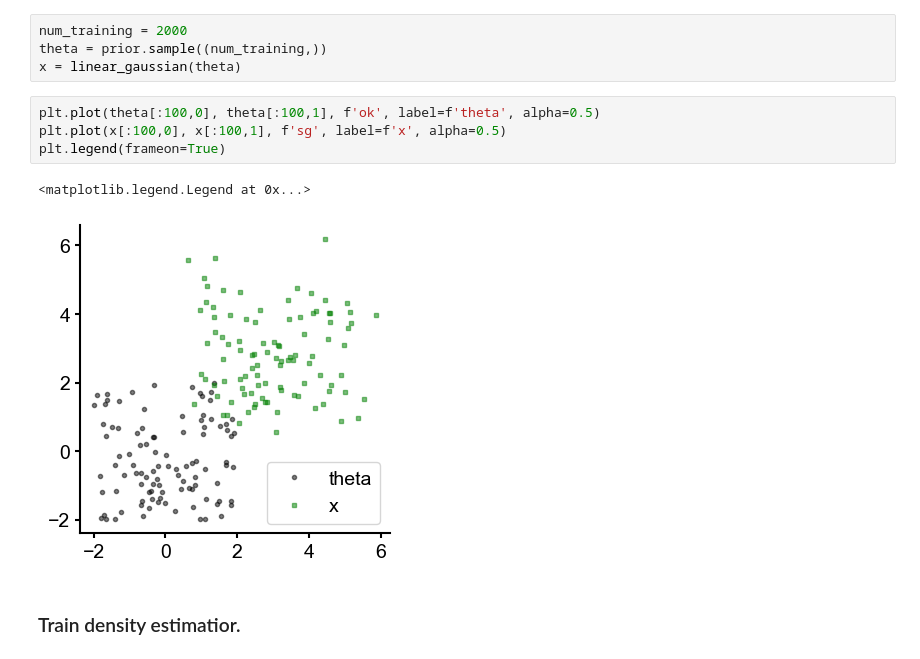
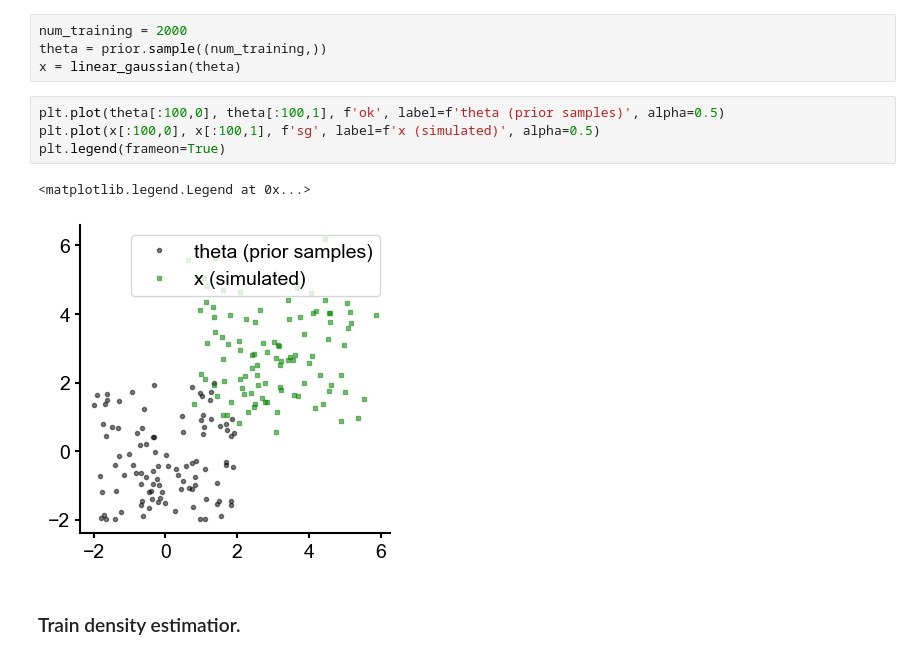
Before and after one commit to rdgao/specparam-sbi, a Jupyter notebook: demo_notebooks/3-sbi_demo.ipynb, the cells around one changed output. Saved outputs shown, nothing was run; the diff lists cells and outputs as text.

```diff
--- a/demo_notebooks/3-sbi_demo.ipynb
+++ b/demo_notebooks/3-sbi_demo.ipynb
@@ -65,12 +63,12 @@ num_training = 2000
 theta = prior.sample((num_training,))
 x = linear_gaussian(theta)
 # %%
-plt.plot(theta[:100,0], theta[:100,1], f'ok', label=f'theta', alpha=0.5)
-plt.plot(x[:100,0], x[:100,1], f'sg', label=f'x', alpha=0.5)
+plt.plot(theta[:100,0], theta[:100,1], f'ok', label=f'theta (prior samples)', alpha=0.5)
+plt.plot(x[:100,0], x[:100,1], f'sg', label=f'x (simulated)', alpha=0.5)
 plt.legend(frameon=True)
 # %% [output]
 <matplotlib.legend.Legend at 0x...>
-[figure, old version]
+[figure, new version]
 # %% [markdown]
 ### Train density estimatior.
 # %%
```
Also changed, not shown: parts of 5 cells of this notebook, 3 other files.
